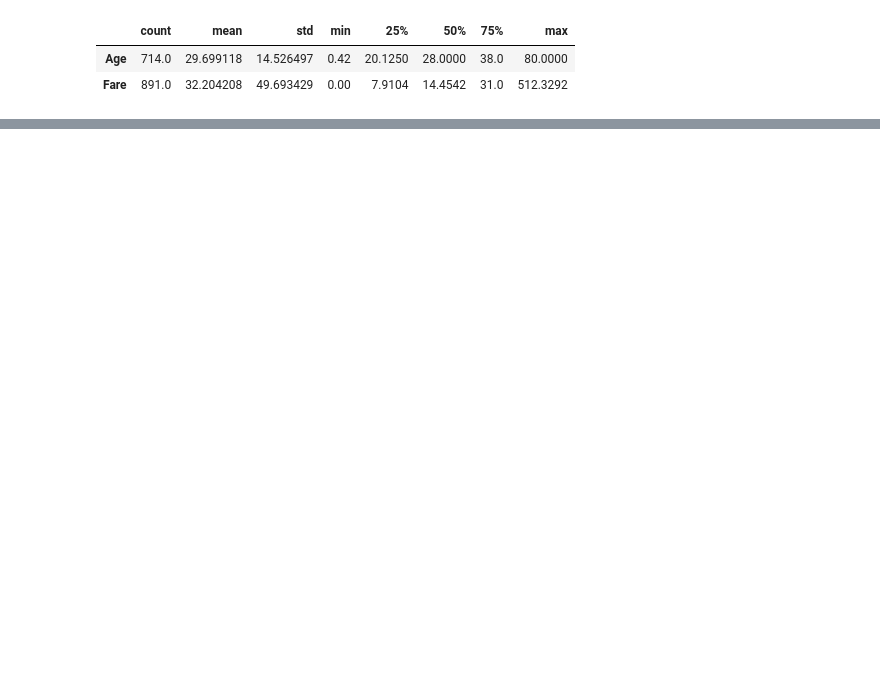
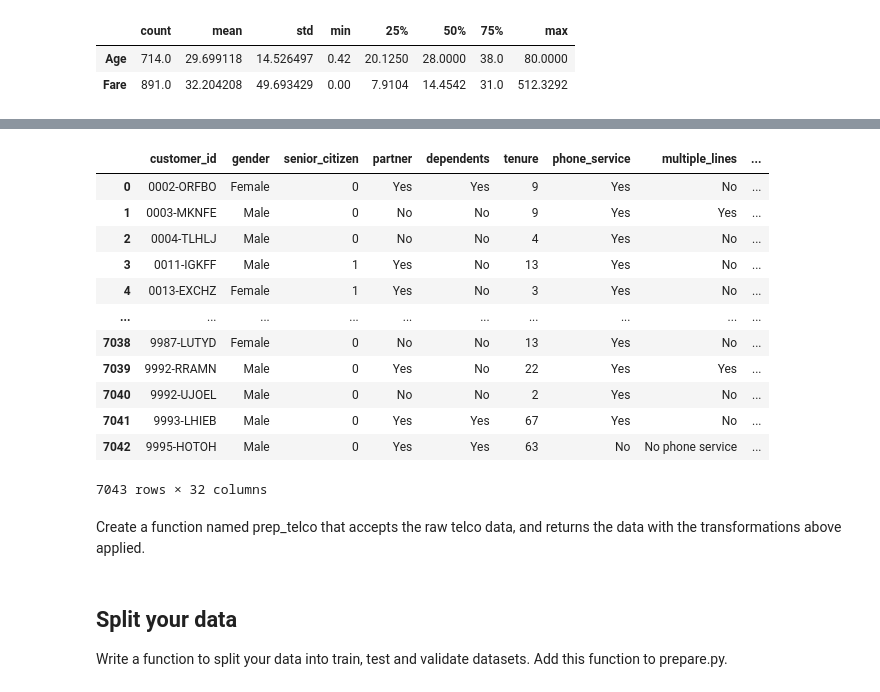
Before and after one commit to raedownen/classification-exercises, a Jupyter notebook: classification_exercises.ipynb, the cells around one changed output, grey strips where cells are left out. Saved outputs shown, nothing was run; the diff lists cells and outputs as text; code cells hidden in the pictures; blank space fills up the shorter version.

```diff
--- a/classification_exercises.ipynb
+++ b/classification_exercises.ipynb
@@ -283,0 +425,2 @@ Run the function on the Telco dataset, returning 3 datasets, train_telco, valida
+# %%
+telco = telco.drop_duplicates()
@@ -283,0 +431,4 @@ Run the function on the Telco dataset, returning 3 datasets, train_telco, valida
+# %%
+columns_to_drop = ['payment_type_id', 'internet_service_type_id', 'contract_type_id']
+# %%
+telco = telco.drop(columns = columns_to_drop)
@@ -283,0 +447,10 @@ Run the function on the Telco dataset, returning 3 datasets, train_telco, valida
+# %%
+#Encoding: Turning Categorical Values into Boolean Values (0,1)
+#We have two options: simple encoding or one-hot encoding
+
+# Encoding steps
+# 1. Make a dataframe out of "dummy" columns
+# 2. Concatenate our dummy dataframe to our original dataframe
+telco.gender.map({'Female':1, 'Male':0})
+telco['phone_service_']
+dummy_telco = pd.get_dummies(telco[['gender', 'partner', 'dependents', 'phone_service', 'tech_support', 'streaming_tv', 'streaming_movies', 'paperless_billing', 'churn']], dummy_na=False, drop_first=[True, True])
@@ -283,0 +473,21 @@ Run the function on the Telco dataset, returning 3 datasets, train_telco, valida
+# %%
+# Concatenate my dummy_df to my data
+
+telco = pd.concat([telco, dummy_telco], axis=1)
+telco
+# %% [output]
+|  | customer_id | gender | senior_citizen | partner | dependents | tenure | phone_service | multiple_lines | ... |
+| 0 | 0002-ORFBO | Female | 0 | Yes | Yes | 9 | Yes | No | ... |
+| 1 | 0003-MKNFE | Male | 0 | No | No | 9 | Yes | Yes | ... |
+| 2 | 0004-TLHLJ | Male | 0 | No | No | 4 | Yes | No | ... |
+| 3 | 0011-IGKFF | Male | 1 | Yes | No | 13 | Yes | No | ... |
+| 4 | 0013-EXCHZ | Female | 1 | Yes | No | 3 | Yes | No | ... |
+| ... | ... | ... | ... | ... | ... | ... | ... | ... | ... |
+| 7038 | 9987-LUTYD | Female | 0 | No | No | 13 | Yes | No | ... |
+| 7039 | 9992-RRAMN | Male | 0 | Yes | No | 22 | Yes | Yes | ... |
+| 7040 | 9992-UJOEL | Male | 0 | No | No | 2 | Yes | No | ... |
+| 7041 | 9993-LHIEB | Male | 0 | Yes | Yes | 67 | Yes | No | ... |
+| 7042 | 9995-HOTOH | Male | 0 | Yes | Yes | 63 | No | No phone service | ... |
+7043 rows × 32 columns
+# %% [markdown]
+Create a function named prep_telco that accepts the raw telco data, and returns the data with the transformations above applied.
@@ -283,0 +502,4 @@ Run the function on the Telco dataset, returning 3 datasets, train_telco, valida
+# %% [markdown]
+## Split your data
+
+Write a function to split your data into train, test and validate datasets. Add this function to prepare.py.
```
Also changed, not shown: parts of 67 cells of this notebook.
